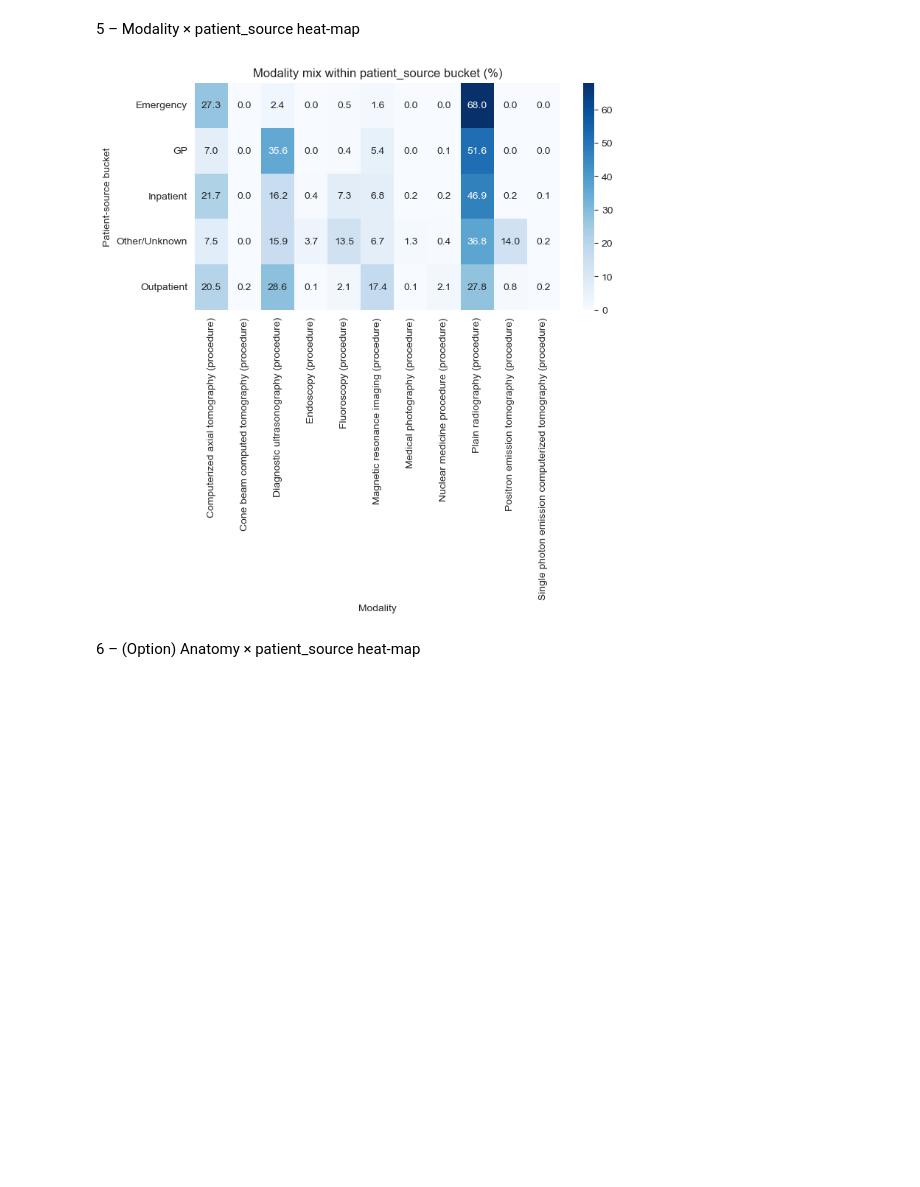
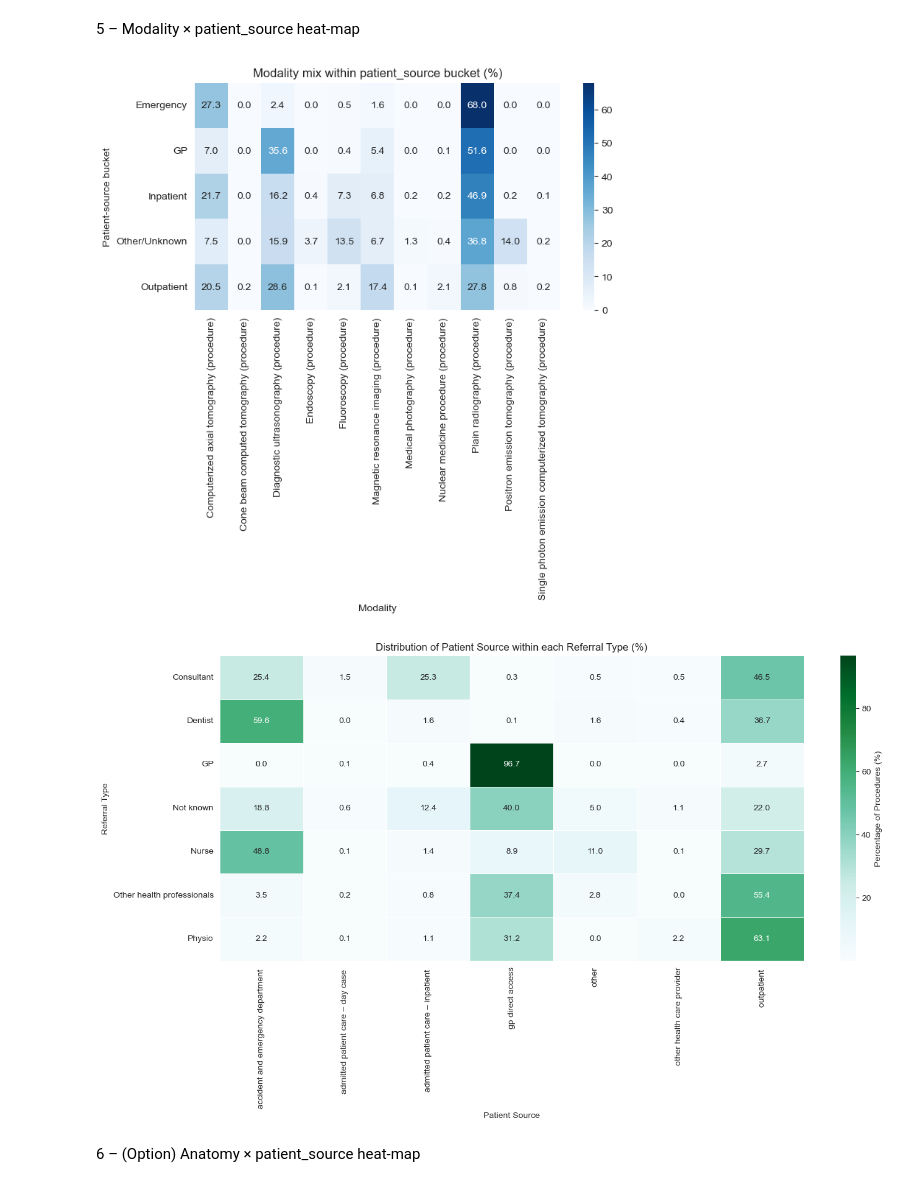
Before and after one commit to RossTylr/nhs-diagnostics-dids-eda, a Jupyter notebook: notebooks/01c_patient_source_explorer.ipynb, the cells around one changed output. Cells and saved outputs as stored; diff of their text form; code cells hidden in the pictures; blank space fills up the shorter version.

```diff
--- a/notebooks/01c_patient_source_explorer.ipynb
+++ b/notebooks/01c_patient_source_explorer.ipynb
@@ -200,12 +200,47 @@ plt.legend(); plt.tight_layout(); plt.show()
 # %%
 pivot_mod = pd.crosstab(df["ps_bucket"], df["modality"], normalize="index").round(3)
 plt.figure(figsize=(8,4))
 sns.heatmap(pivot_mod*100, annot=True, fmt=".1f", cmap="Blues")
 plt.title("Modality mix within patient_source bucket (%)")
 plt.ylabel("Patient-source bucket"); plt.xlabel("Modality")
 plt.tight_layout(); plt.show()
+
+# Modality Mix Within (Referral Type × Patient Source)
+
+# Step 1 – Select the relevant columns
+pivot_cols = ['referral_type', 'patient_source']
+df_temp = df[pivot_cols].copy()
+df_temp = df_temp.dropna()
+
+# Step 2 – Create the percentage matrix (crosstab with normalization)
+# This will calculate the % distribution of Patient Source for each Referral Type
+ref_source_matrix_pct = pd.crosstab(
+    index=df_temp['referral_type'],
+    columns=df_temp['patient_source'],
+    normalize='index'
+)
+
+# Step 3 – Plot heatmap of the percentages
+plt.figure(figsize=(14, 8))
+sns.heatmap(
+    ref_source_matrix_pct * 100,  # Multiply by 100 to show as percentages
+    cmap='BuGn',
+    annot=True,
+    fmt=".1f",  # Format as a float with one decimal place
+    linewidths=.5,
+    cbar_kws={'label': 'Percentage of Procedures (%)'}
+)
+
+plt.title("Distribution of Patient Source within each Referral Type (%)")
+plt.xlabel("Patient Source")
+plt.ylabel("Referral Type")
+plt.xticks(rotation=90)
+plt.yticks(rotation=0)
+plt.tight_layout()
+plt.show()
 # %% [output]
 [figure]
+[figure, added]
 # %% [markdown]
 6 – (Option) Anatomy × patient_source heat-map
 # %%
```
Also changed, not shown: 5 other files.
